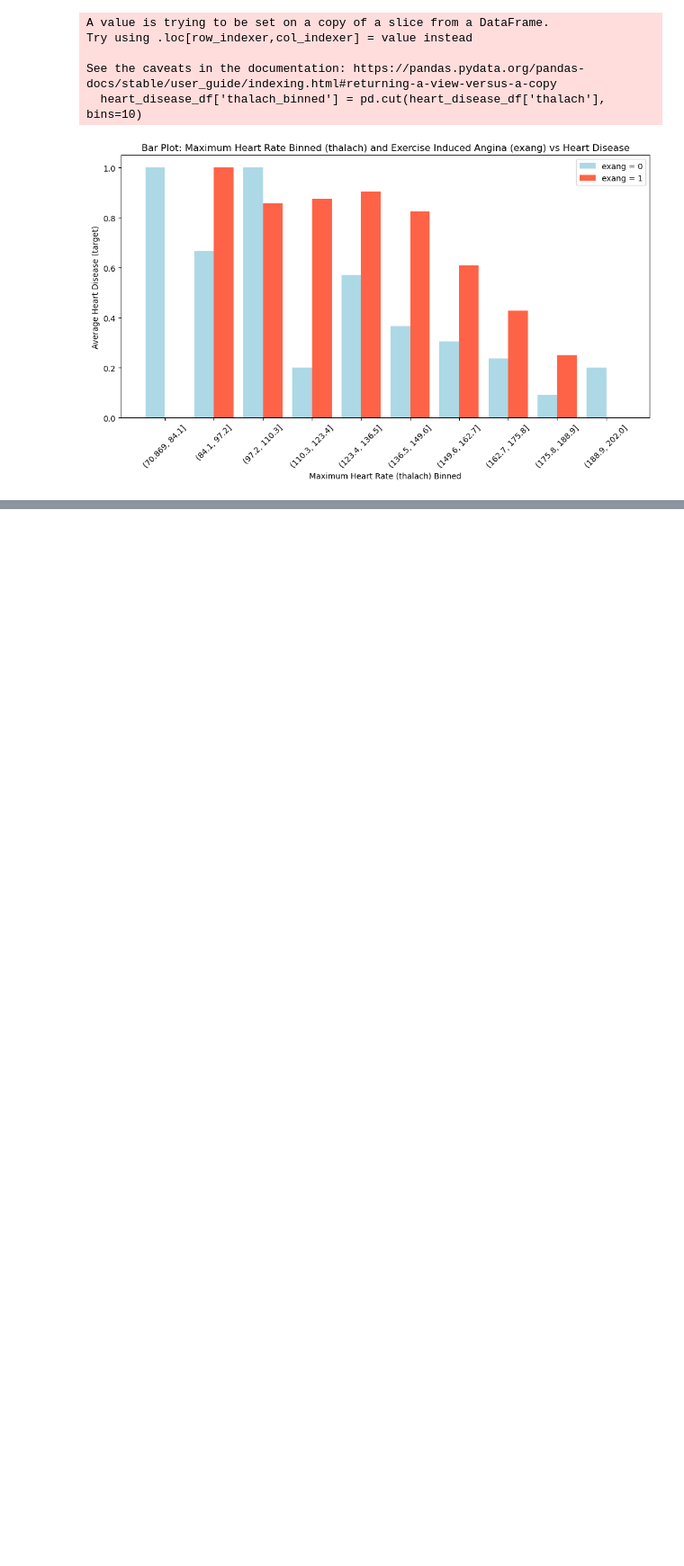
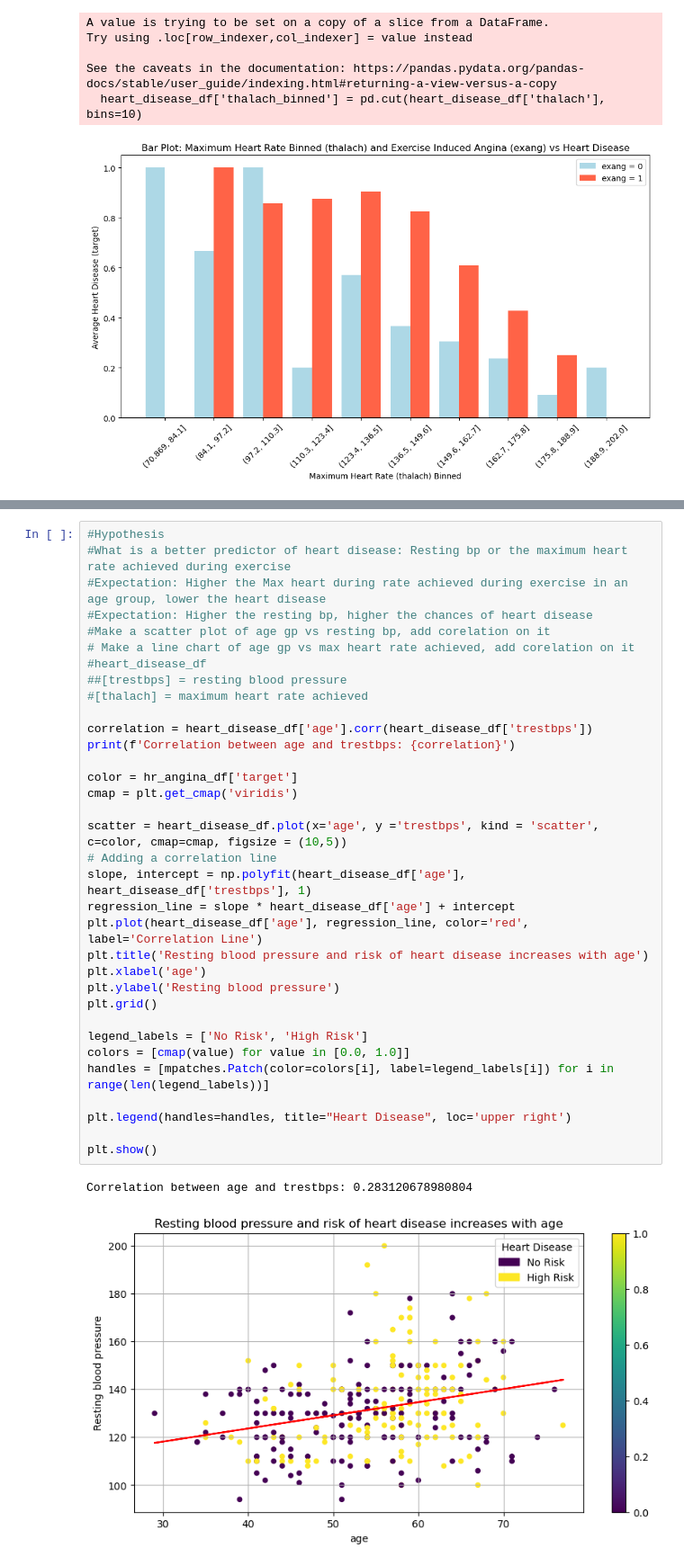
Before and after one commit to dallen91801/Heart-Disease-Analysis, a Jupyter notebook: Final_notebook_aleks.ipynb, the cells around one changed output, grey strips where cells are left out. Shown at 90% size. Cells and saved outputs as stored; diff of their text form; blank space fills up the shorter version.

```diff
--- a/Final_notebook_aleks.ipynb
+++ b/Final_notebook_aleks.ipynb
@@ -668,0 +706,37 @@ See the caveats in the documentation: https://pandas.pydata.org/pandas-docs/stab
+# %%
+#Hypothesis
+#What is a better predictor of heart disease: Resting bp or the maximum heart rate achieved during exercise
+#Expectation: Higher the Max heart during rate achieved during exercise in an age group, lower the heart disease
+#Expectation: Higher the resting bp, higher the chances of heart disease
+#Make a scatter plot of age gp vs resting bp, add corelation on it
+# Make a line chart of age gp vs max heart rate achieved, add corelation on it
+#heart_disease_df
+##[trestbps] = resting blood pressure
+#[thalach] = maximum heart rate achieved
+
+correlation = heart_disease_df['age'].corr(heart_disease_df['trestbps'])
+print(f'Correlation between age and trestbps: {correlation}')
+
+color = hr_angina_df['target']
+cmap = plt.get_cmap('viridis')
+
+scatter = heart_disease_df.plot(x='age', y ='trestbps', kind = 'scatter', c=color, cmap=cmap, figsize = (10,5))
+# Adding a correlation line
+slope, intercept = np.polyfit(heart_disease_df['age'], heart_disease_df['trestbps'], 1)
+regression_line = slope * heart_disease_df['age'] + intercept
+plt.plot(heart_disease_df['age'], regression_line, color='red', label='Correlation Line')
+plt.title('Resting blood pressure and risk of heart disease increases with age')
+plt.xlabel('age')
+plt.ylabel('Resting blood pressure')
+plt.grid()
+
+legend_labels = ['No Risk', 'High Risk']
+colors = [cmap(value) for value in [0.0, 1.0]]
+handles = [mpatches.Patch(color=colors[i], label=legend_labels[i]) for i in range(len(legend_labels))]
+
+plt.legend(handles=handles, title="Heart Disease", loc='upper right')
+
+plt.show()
+# %% [output]
+Correlation between age and trestbps: 0.283120678980804
+[figure, added]
```
Also changed, not shown: parts of 12 cells of this notebook.
